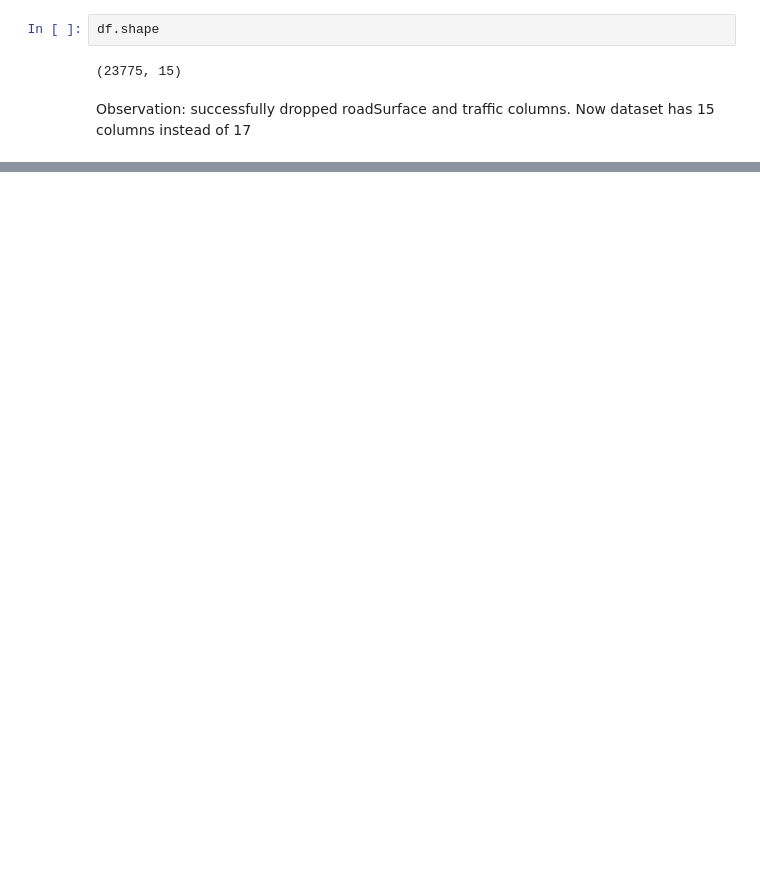
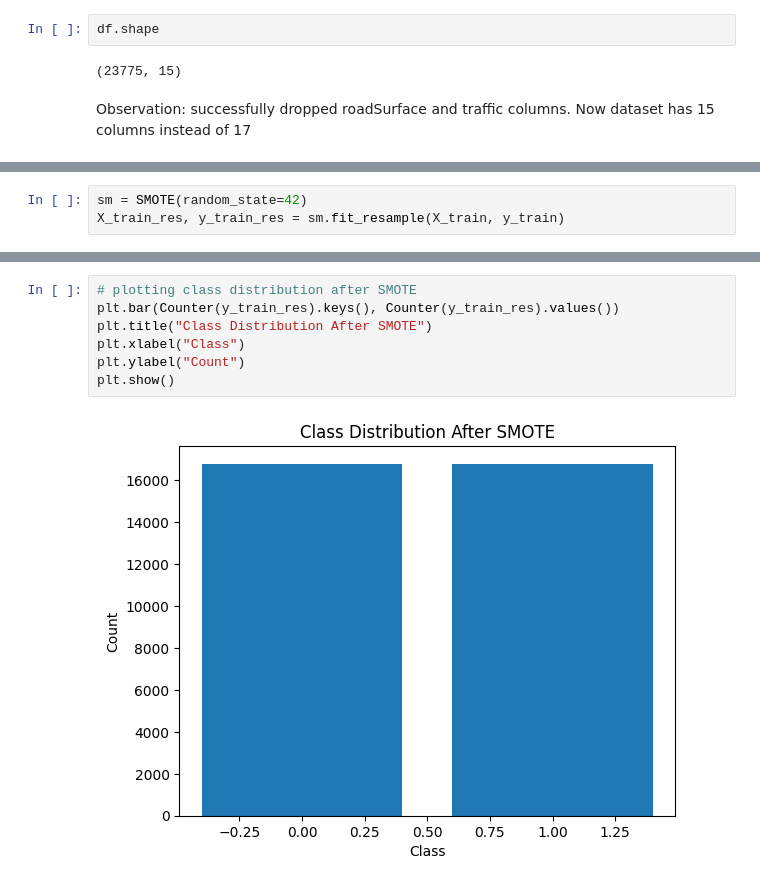
Before and after one commit to decodemarines/cars-ds, a Jupyter notebook: driving_style_model.ipynb, the cells around one changed output, grey strips where cells are left out. Cells and saved outputs as stored; diff of their text form; blank space fills up the shorter version.

```diff
--- a/driving_style_model.ipynb
+++ b/driving_style_model.ipynb
@@ -155,0 +207,3 @@ Observation: successfully dropped roadSurface and traffic columns. Now dataset h
+# %%
+sm = SMOTE(random_state=42)
+X_train_res, y_train_res = sm.fit_resample(X_train, y_train)
@@ -155,0 +214,9 @@ Observation: successfully dropped roadSurface and traffic columns. Now dataset h
+# %%
+# plotting class distribution after SMOTE
+plt.bar(Counter(y_train_res).keys(), Counter(y_train_res).values())
+plt.title("Class Distribution After SMOTE")
+plt.xlabel("Class")
+plt.ylabel("Count")
+plt.show()
+# %% [output]
+[figure, added]
```
Also changed, not shown: parts of 10 cells of this notebook.
